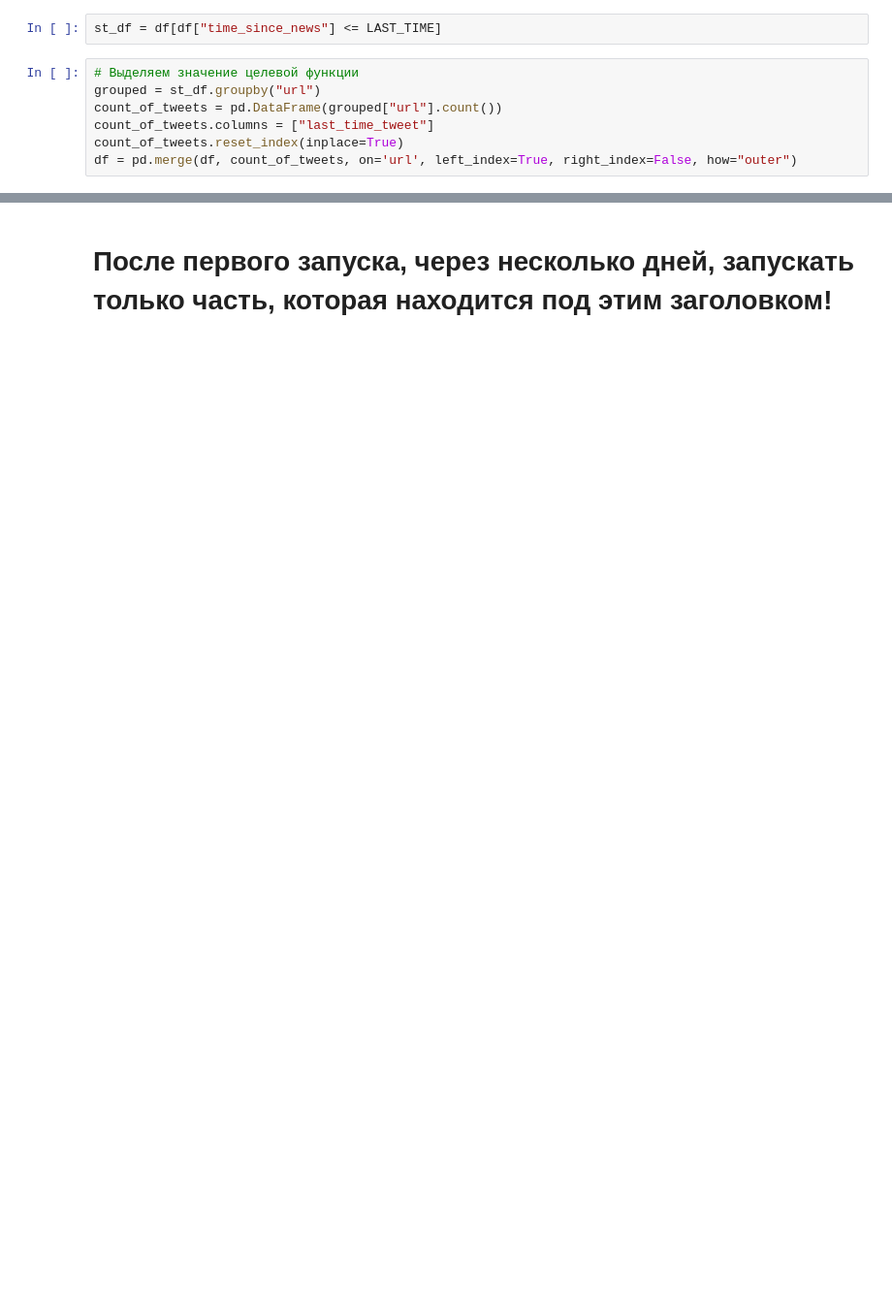
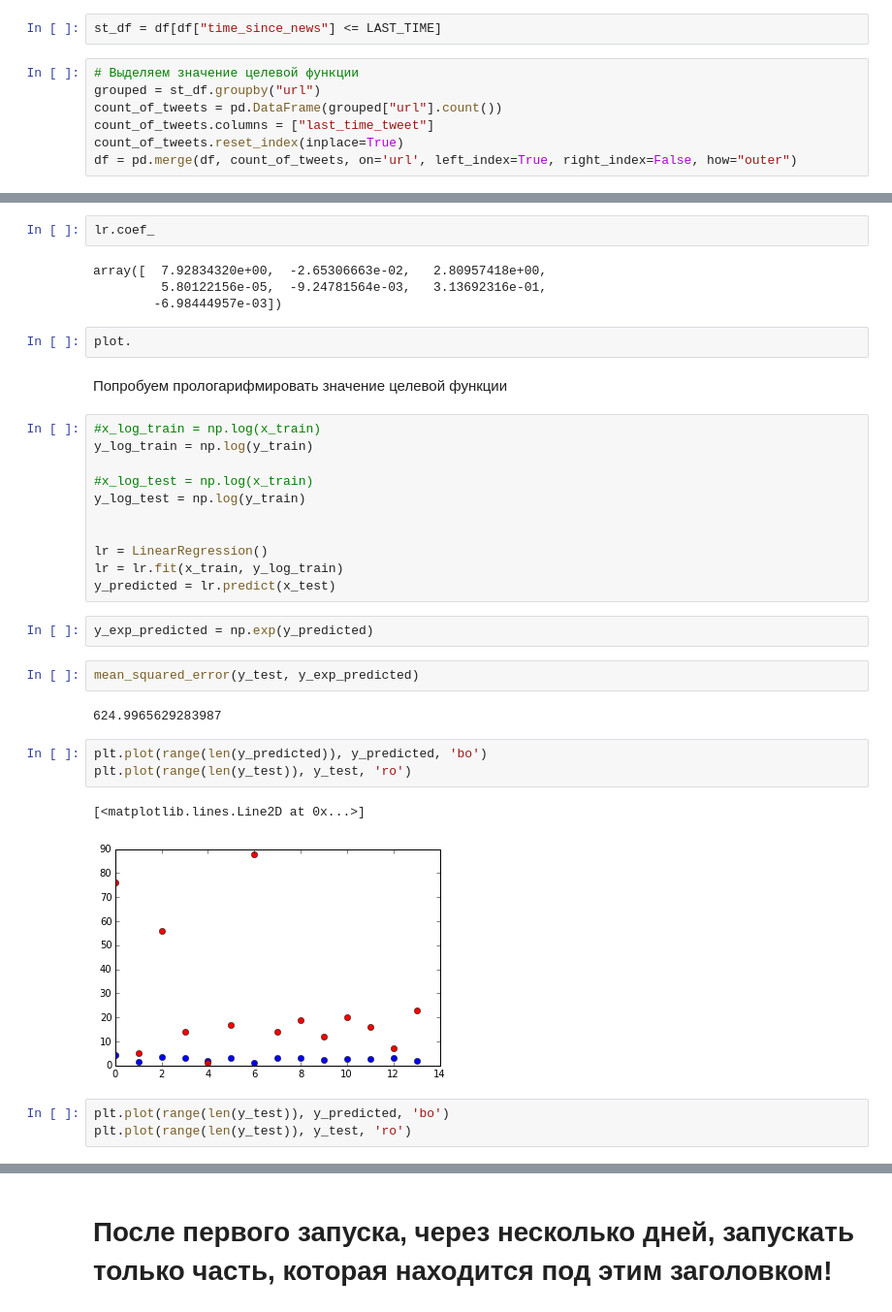
Before and after one commit to pashna/twitter_news_prediction, a Jupyter notebook: TJournal.ipynb, the cells around one changed output, grey strips where cells are left out. Shown: that part at 97% size. Drawn from its saved outputs; the diff is of its cells as text; blank space fills up the shorter version.

```diff
--- a/TJournal.ipynb
+++ b/TJournal.ipynb
@@ -539,0 +625,36 @@ major_features = ["url", ]
+# %%
+lr.coef_
+# %% [output]
+array([  7.92834320e+00,  -2.65306663e-02,   2.80957418e+00,
+         5.80122156e-05,  -9.24781564e-03,   3.13692316e-01,
+        -6.98444957e-03])
+# %%
+plot.
+# %% [markdown]
+Попробуем прологарифмировать значение целевой функции
+# %%
+#x_log_train = np.log(x_train)
+y_log_train = np.log(y_train)
+
+#x_log_test = np.log(x_train)
+y_log_test = np.log(y_train)
+
+
+lr = LinearRegression()
+lr = lr.fit(x_train, y_log_train)
+y_predicted = lr.predict(x_test)
+# %%
+y_exp_predicted = np.exp(y_predicted)
+# %%
+mean_squared_error(y_test, y_exp_predicted)
+# %% [output]
+624.9965629283987
+# %%
+plt.plot(range(len(y_predicted)), y_predicted, 'bo')
+plt.plot(range(len(y_test)), y_test, 'ro')
+# %% [output]
+[<matplotlib.lines.Line2D at 0x...>]
+[figure, added]
+# %%
+plt.plot(range(len(y_test)), y_predicted, 'bo')
+plt.plot(range(len(y_test)), y_test, 'ro')
```
Also changed, not shown: parts of 48 cells of this notebook, 3 other files.
